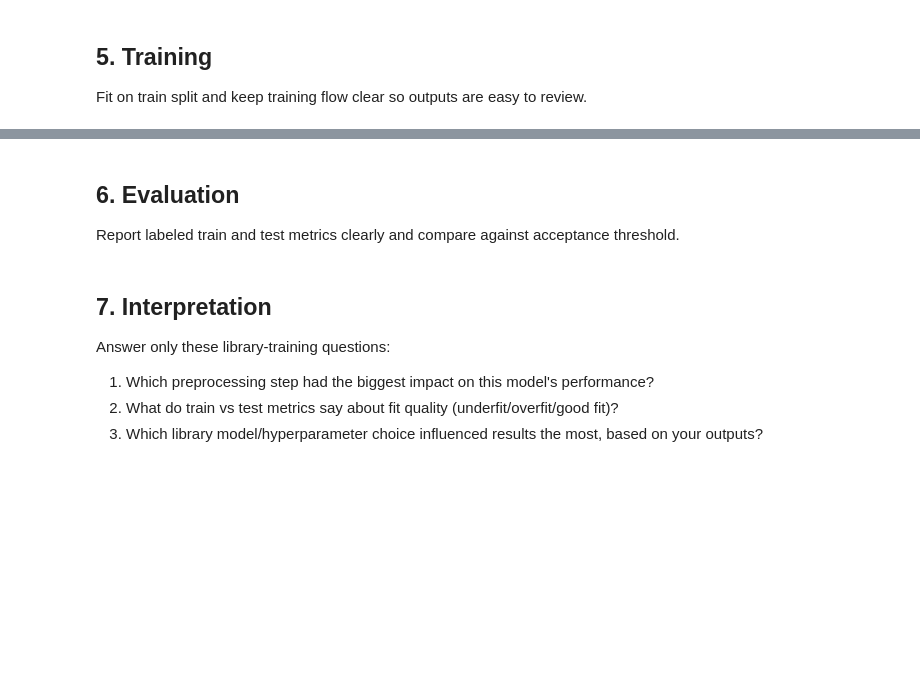
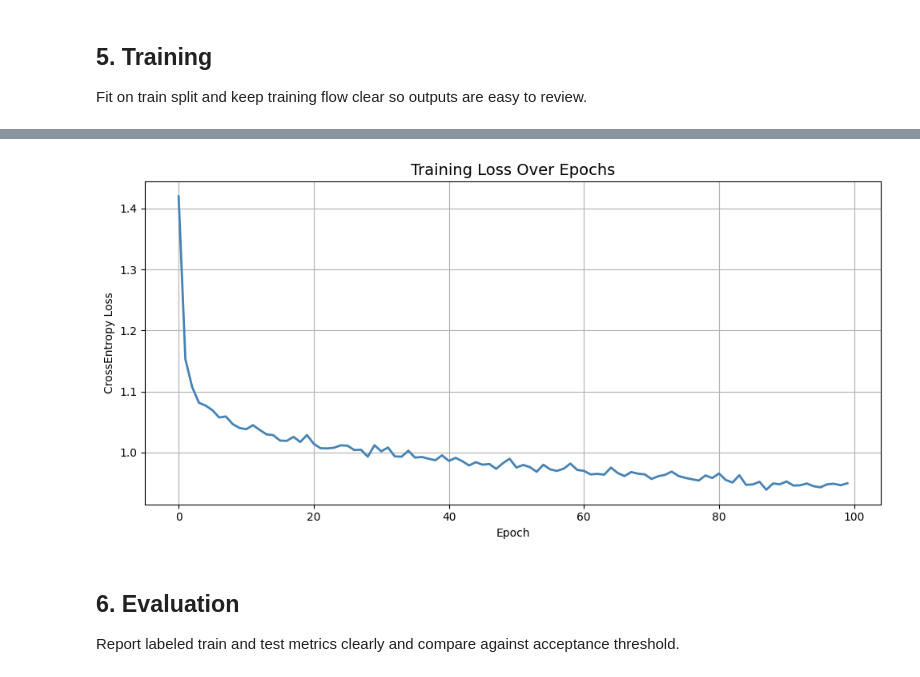
Before and after one commit to iiitl/Neural-Networks, a Jupyter notebook: library/training.ipynb, the cells around one changed output, grey strips where cells are left out. Drawn from its saved outputs; the diff is of its cells as text; code cells hidden in the pictures; blank space fills up the shorter version.

Commit message:
feat: adapt neural network for multiclass quality prediction

```diff
--- a/library/training.ipynb
+++ b/library/training.ipynb
@@ -15,0 +124,5 @@ Define the model and key hyperparameters, and set random_state where available.
+# %%
+criterion=nn.CrossEntropyLoss()
+optimizer=optim.Adam(model.parameters(),lr=0.001,weight_decay=1e-4)
+print("Loss Function:",criterion)
+print("Optimizer:",optimizer)
@@ -16,3 +145,28 @@ Define the model and key hyperparameters, and set random_state where available.
 # %% [markdown]
 ## 5. Training
 Fit on train split and keep training flow clear so outputs are easy to review.
+# %%
+num_epochs=100
+batch_size=64
+train_losses=[]
+from torch.utils.data import TensorDataset,DataLoader
+train_dataset=TensorDataset(X_train_t,y_train_t)
+train_loader=DataLoader(train_dataset,batch_size=batch_size,shuffle=True)
+print(f"Training for {num_epochs} epochs...")
+print(f"Batch size: {batch_size}")
+print(f"Batches per epoch: {len(train_loader)}")
+for epoch in range(num_epochs):
+  model.train()
+  epoch_loss=0.0
+  for X_batch,y_batch in train_loader:
+    optimizer.zero_grad()
+    outputs = model(X_batch)
+    loss = criterion(outputs, y_batch)
+    loss.backward()
+    optimizer.step()
+    epoch_loss+=loss.item()
+  avg_loss=epoch_loss/len(train_loader)
+  train_losses.append(avg_loss)
+  if (epoch + 1) % 10 == 0:
+        print(f"Epoch [{epoch+1:3d}/{num_epochs}] | Loss: {avg_loss:.4f}")
+print("training complete")
@@ -19,9 +188,16 @@ Fit on train split and keep training flow clear so outputs are easy to review.
+# %%
+#plot training loss curve
+plt.figure(figsize=(10,5))
+plt.plot(train_losses,color='steelblue',lw=2)
+plt.title("Training Loss Over Epochs",fontsize=14)
+plt.xlabel('Epoch')
+plt.ylabel('CrossEntropy Loss')
+plt.grid(True)
+plt.tight_layout()
+plt.savefig('loss_curve.png', bbox_inches='tight')
+plt.show()
+# %% [output]
+[figure, added]
 # %% [markdown]
 ## 6. Evaluation
 Report labeled train and test metrics clearly and compare against acceptance threshold.
-# %% [markdown]
-## 7. Interpretation
-Answer only these library-training questions:
-1. Which preprocessing step had the biggest impact on this model's performance?
-2. What do train vs test metrics say about fit quality (underfit/overfit/good fit)?
-3. Which library model/hyperparameter choice influenced results the most, based on your outputs?
```
Also changed, not shown: parts of 11 cells of this notebook.
